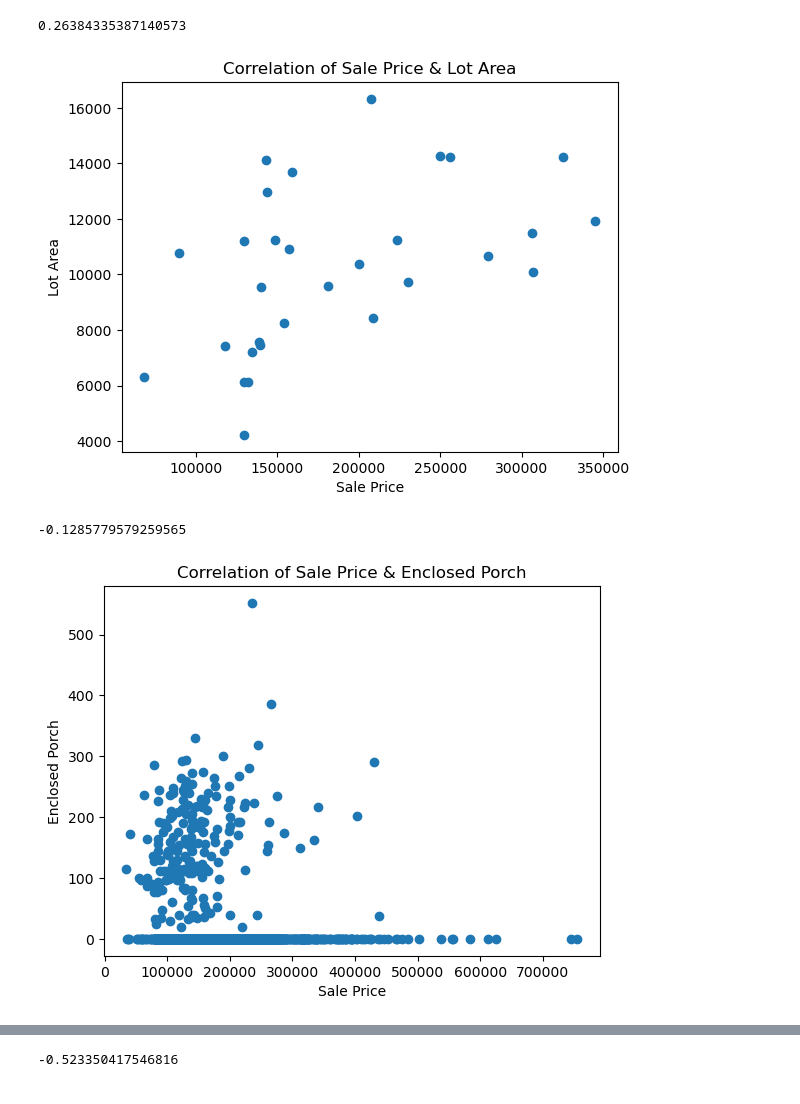
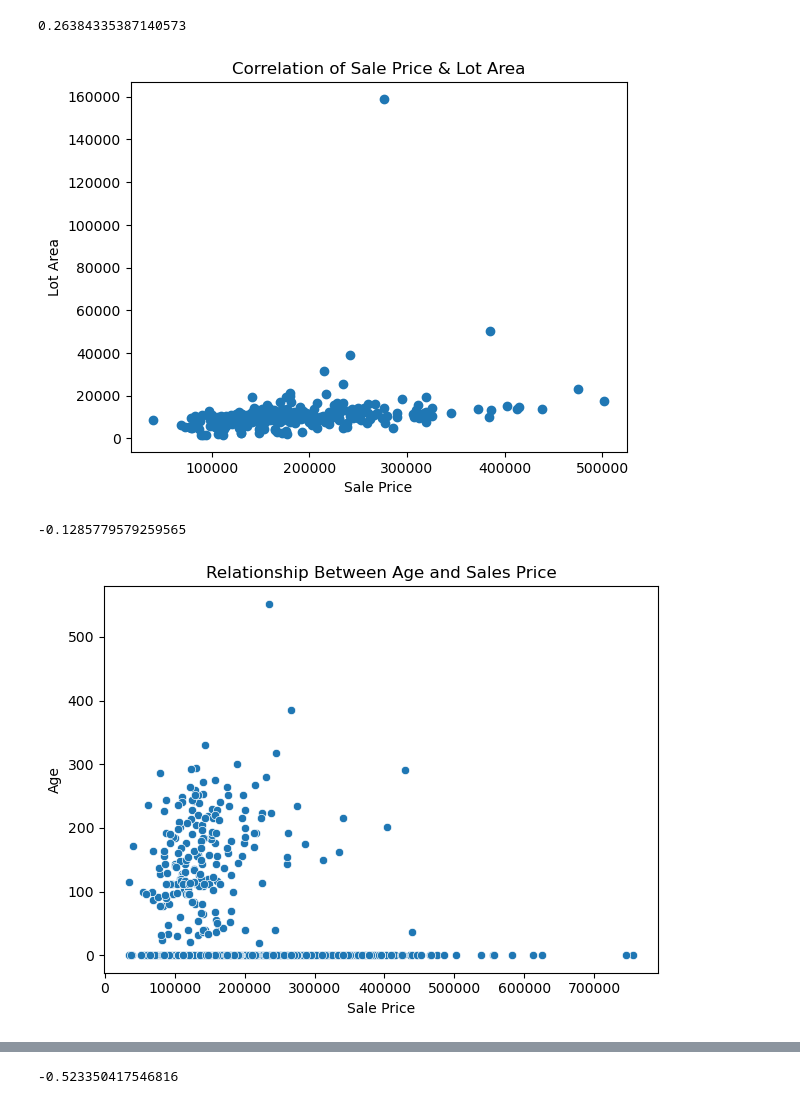
Before and after one commit to razzzorrr/Group-work, a Jupyter notebook: group_project.ipynb, the cells around one changed output, grey strips where cells are left out. Drawn from its saved outputs; the diff is of its cells as text; code cells hidden in the pictures.

```diff
--- a/group_project.ipynb
+++ b/group_project.ipynb
@@ -216,15 +216,15 @@ correlation
 0.26384335387140573
 # %%
 # Plotting the +ve correlation
-lot_area = data['LotArea'].head(30)
-sale_price = data['SalePrice'].head(30)
+lot_area = data['LotArea'].head(305)  #305 from calculating sample size
+sale_price = data['SalePrice'].head(305)
 plt.scatter(sale_price, lot_area)
 plt.title("Correlation of Sale Price & Lot Area")
 plt.xlabel("Sale Price")
 plt.ylabel("Lot Area")
 plt.show()
 # %% [output]
-[figure, old version]
+[figure, new version]
 # %%
 # -ve correlation between enclosed porch and sales price
 correlation = df['EnclosedPorch'].corr(df['SalePrice'])
@@ -232,16 +232,16 @@ correlation
 # %% [output]
 -0.1285779579259565
 # %%
-# Plotting the -ve correlation between sales price and enclosed porch
-enclosed_porch = df['EnclosedPorch']
-sale_price = df['SalePrice']
-plt.scatter(sale_price, enclosed_porch)
-plt.title("Correlation of Sale Price & Enclosed Porch")
-plt.xlabel("Sale Price")
-plt.ylabel("Enclosed Porch")
+# Visual Relationship the -ve correlation between sales price and enclosed porch
+sns.scatterplot(data=df, x='SalePrice', y='EnclosedPorch')
+
+plt.xlabel('Sale Price')
+plt.ylabel('Age')
+plt.title('Relationship Between Age and Sales Price')
+plt.tight_layout()
 plt.show()
 # %% [output]
-[figure, old version]
+[figure, new version]
 # %%
 #Creating new feature (Age)
 df = pd.DataFrame(data)
```
Also changed, not shown: parts of 4 cells of this notebook.
